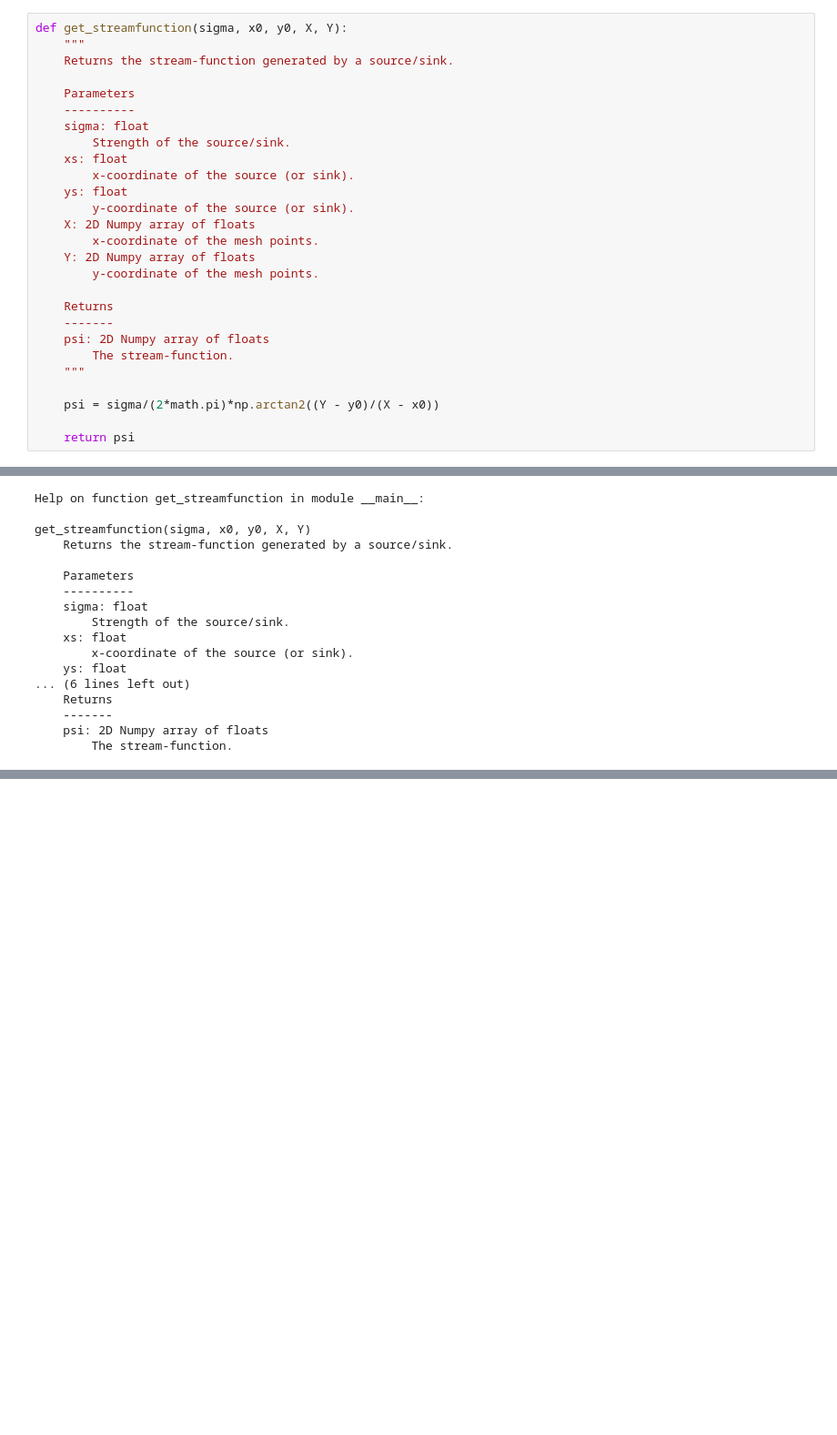
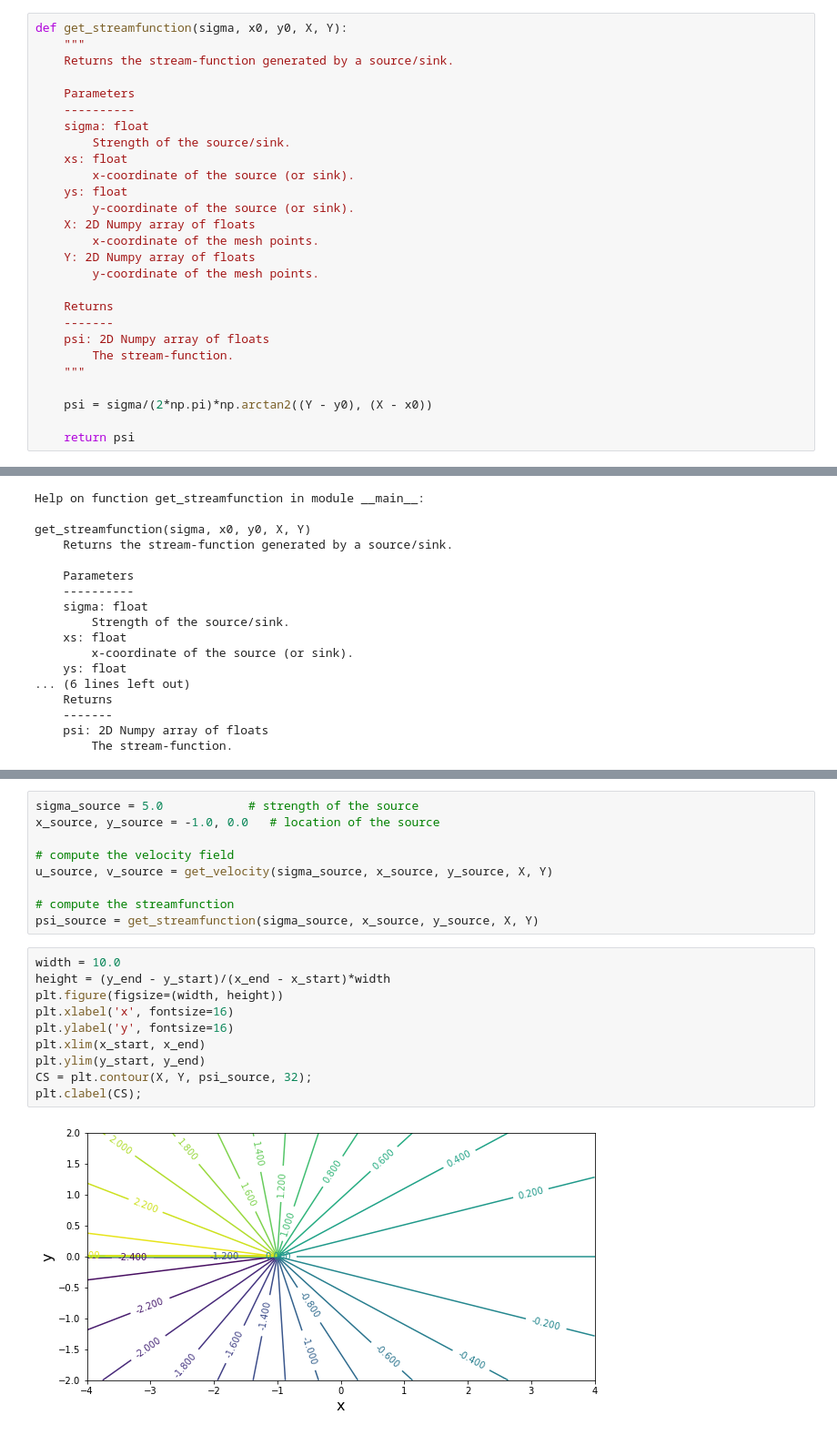
Before and after one commit to riemannsBeard/AeroPython, a Jupyter notebook: lessons/Lesson02.ipynb, the cells around one changed output, grey strips where cells are left out. Shown at 91% size. Saved outputs shown, nothing was run; the diff lists cells and outputs as text; blank space fills up the shorter version.

Commit message:
Added fixes on velocity calculation function
Progresses in Lesson02.ipynb

```diff
--- a/lessons/Lesson02.ipynb
+++ b/lessons/Lesson02.ipynb
@@ -131,7 +146,7 @@ def get_streamfunction(sigma, x0, y0, X, Y):
         The stream-function.
     """
 
-    psi = sigma/(2*math.pi)*np.arctan2((Y - y0)/(X - x0))
+    psi = sigma/(2*np.pi)*np.arctan2((Y - y0), (X - x0))
 
     return psi
 # %%
@@ -156,0 +179,21 @@ get_streamfunction(sigma, x0, y0, X, Y)
+# %%
+sigma_source = 5.0            # strength of the source
+x_source, y_source = -1.0, 0.0   # location of the source
+
+# compute the velocity field
+u_source, v_source = get_velocity(sigma_source, x_source, y_source, X, Y)
+
+# compute the streamfunction
+psi_source = get_streamfunction(sigma_source, x_source, y_source, X, Y)
+# %%
+width = 10.0
+height = (y_end - y_start)/(x_end - x_start)*width
+plt.figure(figsize=(width, height))
+plt.xlabel('x', fontsize=16)
+plt.ylabel('y', fontsize=16)
+plt.xlim(x_start, x_end)
+plt.ylim(y_start, y_end)
+CS = plt.contour(X, Y, psi_source, 32);
+plt.clabel(CS);
+# %% [output]
+[figure, added]
```
Also changed, not shown: parts of 15 cells of this notebook, 1 other file.
